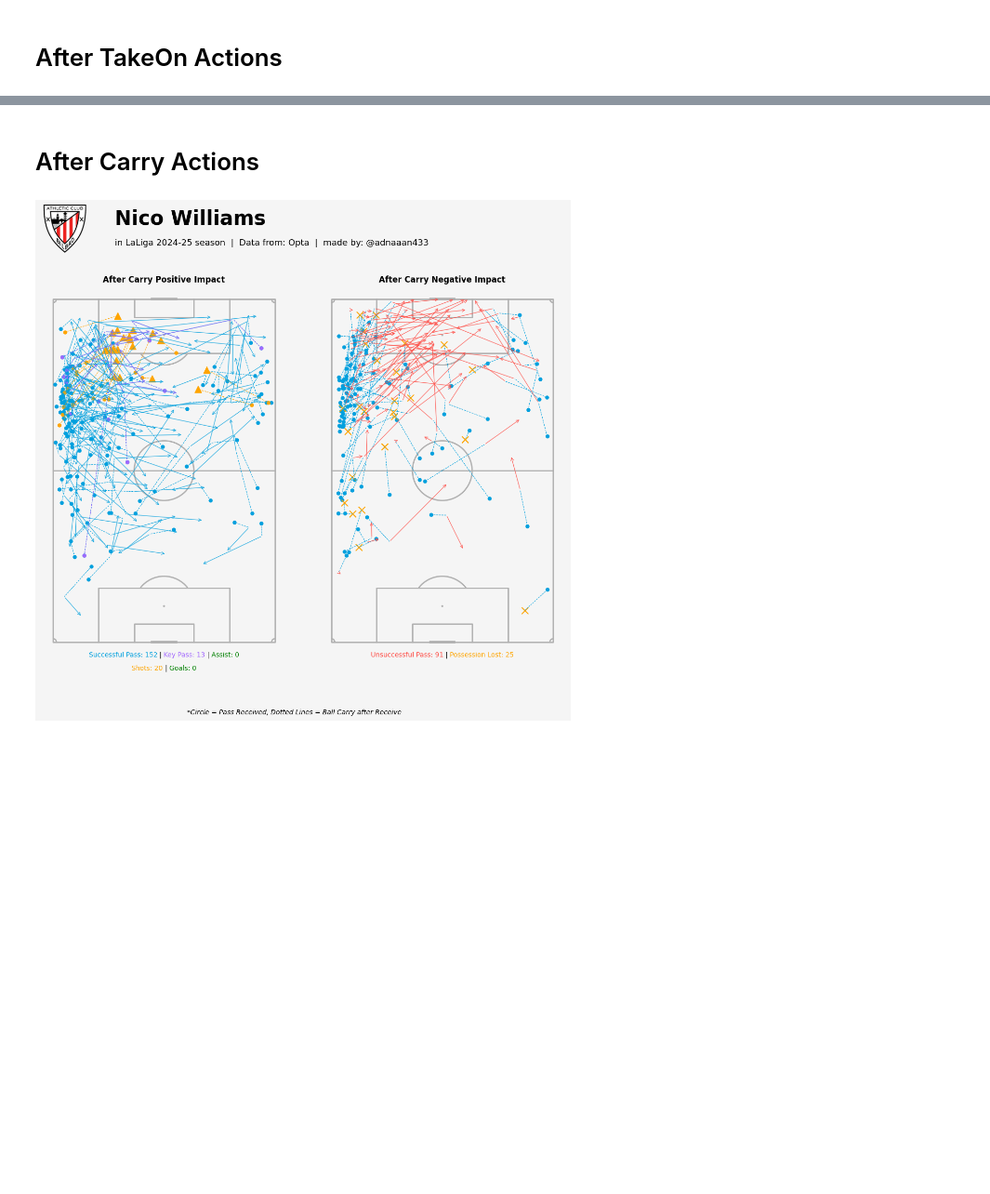
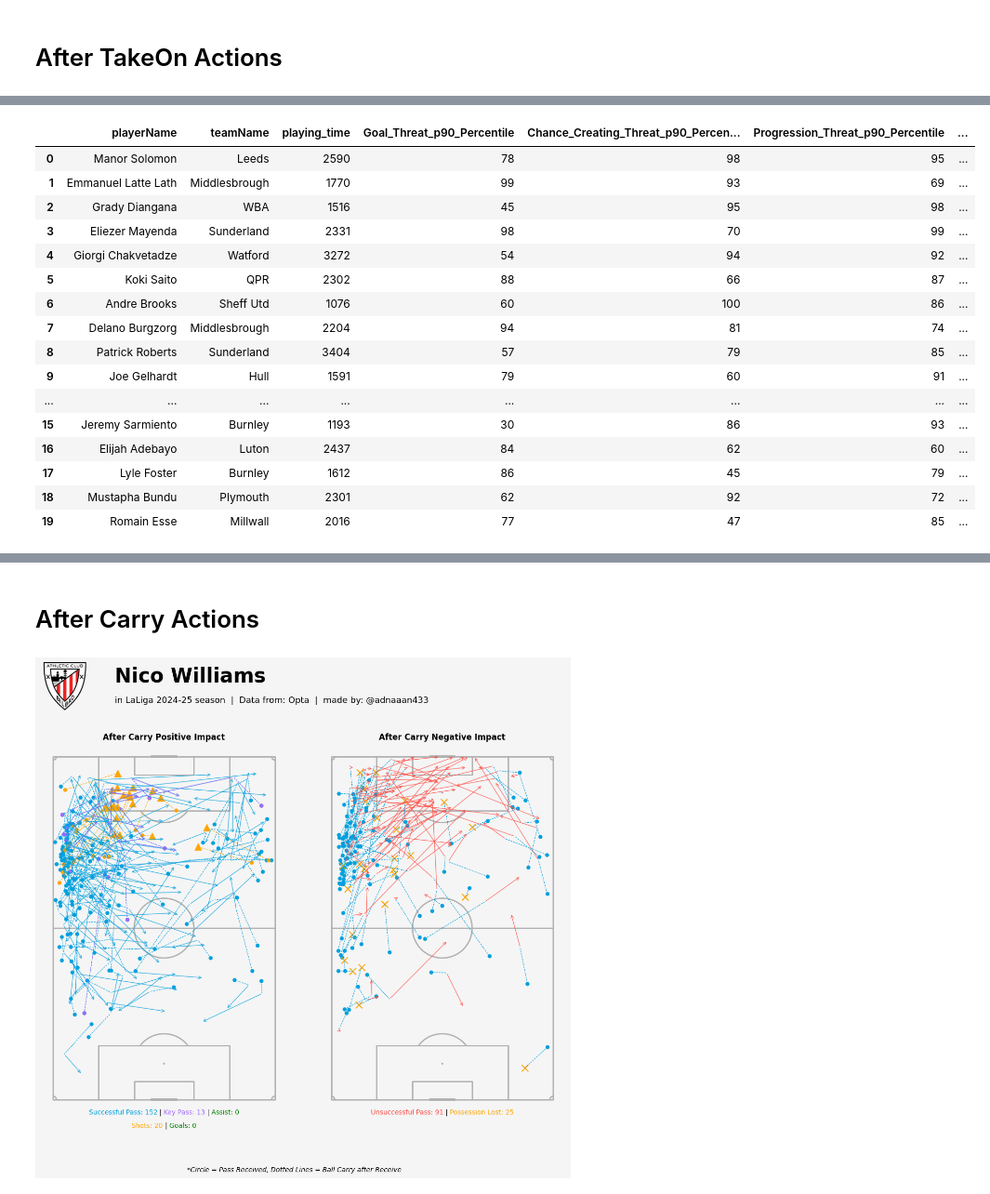
Before and after one commit to adnaaan433/EventData_VIZ, a Jupyter notebook: Player/after_dribble_actions.ipynb, the cells around one changed output, grey strips where cells are left out. Shown at 93% size. Cells and saved outputs as stored; diff of their text form; code cells hidden in the pictures; blank space fills up the shorter version.

```diff
--- a/Player/after_dribble_actions.ipynb
+++ b/Player/after_dribble_actions.ipynb
@@ -257,0 +1388,49 @@ ax_himage = add_image(himage, fig, left=0.13, bottom=0.95, width=0.1, height=0.1
+# %%
+# Create percentile dataframe
+percentile_data = {
+    'playerName': rating['playerName'].copy(),
+    'teamName': rating['teamName'].copy(),
+    'playing_time': rating['playing_time'].copy()
+}
+
+# Calculate percentiles for each threat column
+threat_columns = ['Goal_Threat_p90', 'Chance_Creating_Threat_p90', 'Progression_Threat_p90', 'Ball_Retention_Threat_p90']
+
+for col in threat_columns:
+    # Calculate percentile rank (0-100 scale)
+    percentile_data[f'{col}_Percentile'] = rating[col].rank(pct=True) * 100
+
+# Calculate average percentile across all four threat metrics
+percentile_cols = [f'{col}_Percentile' for col in threat_columns]
+percentile_data['Final_Percentile'] = np.mean([percentile_data[col] for col in percentile_cols], axis=0)
+
+# Create the percentile dataframe
+percentile_df = pd.DataFrame(percentile_data)
+
+# Round percentiles to 2 decimal places for better readability
+for col in percentile_cols + ['Final_Percentile']:
+    percentile_df[col] = percentile_df[col].round(2)
+
+# Sort by Final Percentile
+percentile_df = percentile_df.sort_values(by='Final_Percentile', ascending=False).reset_index(drop=True)
+for col in percentile_cols + ['Final_Percentile']:
+    percentile_df[col] = percentile_df[col].round().astype(int)
+percentile_df.head(20)
+# %% [output]
+|  | playerName | teamName | playing_time | Goal_Threat_p90_Percentile | Chance_Creating_Threat_p90_Percen... | Progression_Threat_p90_Percentile | ... |
+| 0 | Manor Solomon | Leeds | 2590 | 78 | 98 | 95 | ... |
+| 1 | Emmanuel Latte Lath | Middlesbrough | 1770 | 99 | 93 | 69 | ... |
+| 2 | Grady Diangana | WBA | 1516 | 45 | 95 | 98 | ... |
+| 3 | Eliezer Mayenda | Sunderland | 2331 | 98 | 70 | 99 | ... |
+| 4 | Giorgi Chakvetadze | Watford | 3272 | 54 | 94 | 92 | ... |
+| 5 | Koki Saito | QPR | 2302 | 88 | 66 | 87 | ... |
+| 6 | Andre Brooks | Sheff Utd | 1076 | 60 | 100 | 86 | ... |
+| 7 | Delano Burgzorg | Middlesbrough | 2204 | 94 | 81 | 74 | ... |
+| 8 | Patrick Roberts | Sunderland | 3404 | 57 | 79 | 85 | ... |
+| 9 | Joe Gelhardt | Hull | 1591 | 79 | 60 | 91 | ... |
+| ... | ... | ... | ... | ... | ... | ... | ... |
+| 15 | Jeremy Sarmiento | Burnley | 1193 | 30 | 86 | 93 | ... |
+| 16 | Elijah Adebayo | Luton | 2437 | 84 | 62 | 60 | ... |
+| 17 | Lyle Foster | Burnley | 1612 | 86 | 45 | 79 | ... |
+| 18 | Mustapha Bundu | Plymouth | 2301 | 62 | 92 | 72 | ... |
+| 19 | Romain Esse | Millwall | 2016 | 77 | 47 | 85 | ... |
```
Also changed, not shown: parts of 31 cells of this notebook, 7 other files.
